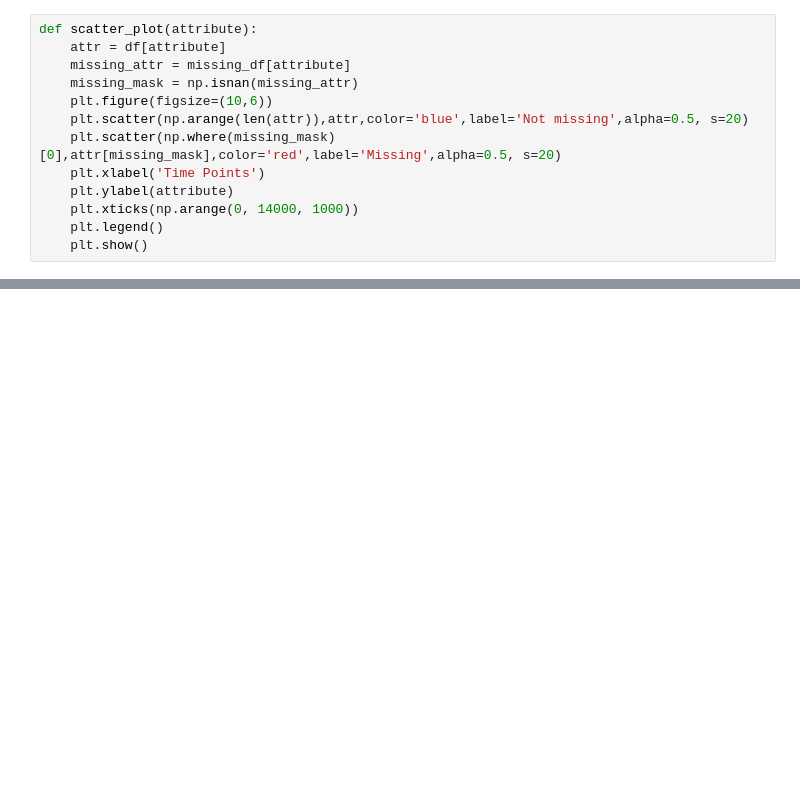
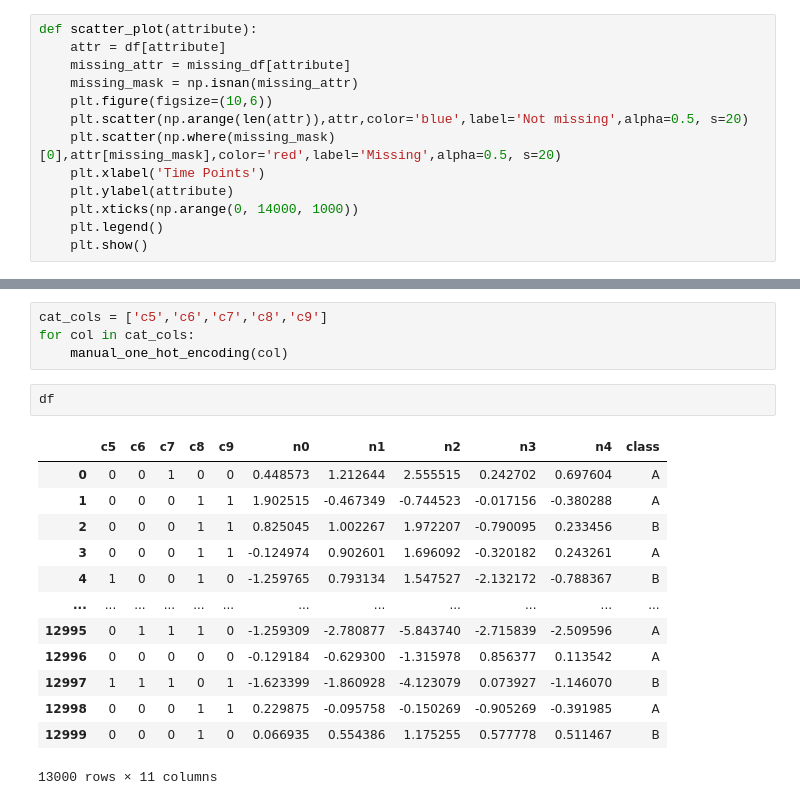
Before and after one commit to aditya0by0/stream-viz, a Jupyter notebook: notebooks/missing_data_analysis.ipynb, the cells around one changed output, grey strips where cells are left out. Saved outputs shown, nothing was run; the diff lists cells and outputs as text; blank space fills up the shorter version.

```diff
--- a/notebooks/missing_data_analysis.ipynb
+++ b/notebooks/missing_data_analysis.ipynb
@@ -86,0 +91,20 @@ for attr in non_cat_attrs:
+# %%
+cat_cols = ['c5','c6','c7','c8','c9']
+for col in cat_cols:
+    manual_one_hot_encoding(col)
+# %%
+df
+# %% [output]
+|  | c5 | c6 | c7 | c8 | c9 | n0 | n1 | n2 | n3 | n4 | class |
+| 0 | 0 | 0 | 1 | 0 | 0 | 0.448573 | 1.212644 | 2.555515 | 0.242702 | 0.697604 | A |
+| 1 | 0 | 0 | 0 | 1 | 1 | 1.902515 | -0.467349 | -0.744523 | -0.017156 | -0.380288 | A |
+| 2 | 0 | 0 | 0 | 1 | 1 | 0.825045 | 1.002267 | 1.972207 | -0.790095 | 0.233456 | B |
+| 3 | 0 | 0 | 0 | 1 | 1 | -0.124974 | 0.902601 | 1.696092 | -0.320182 | 0.243261 | A |
+| 4 | 1 | 0 | 0 | 1 | 0 | -1.259765 | 0.793134 | 1.547527 | -2.132172 | -0.788367 | B |
+| ... | ... | ... | ... | ... | ... | ... | ... | ... | ... | ... | ... |
+| 12995 | 0 | 1 | 1 | 1 | 0 | -1.259309 | -2.780877 | -5.843740 | -2.715839 | -2.509596 | A |
+| 12996 | 0 | 0 | 0 | 0 | 0 | -0.129184 | -0.629300 | -1.315978 | 0.856377 | 0.113542 | A |
+| 12997 | 1 | 1 | 1 | 0 | 1 | -1.623399 | -1.860928 | -4.123079 | 0.073927 | -1.146070 | B |
+| 12998 | 0 | 0 | 0 | 1 | 1 | 0.229875 | -0.095758 | -0.150269 | -0.905269 | -0.391985 | A |
+| 12999 | 0 | 0 | 0 | 1 | 0 | 0.066935 | 0.554386 | 1.175255 | 0.577778 | 0.511467 | B |
+13000 rows × 11 columns
```
Also changed, not shown: parts of 8 cells of this notebook, 1 other file.
